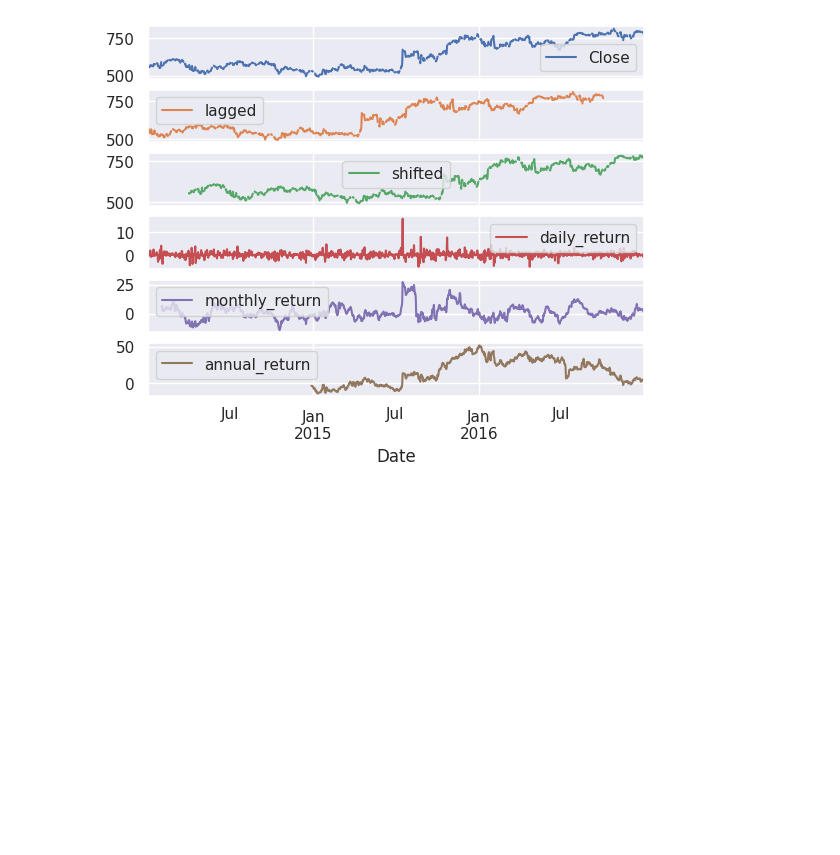
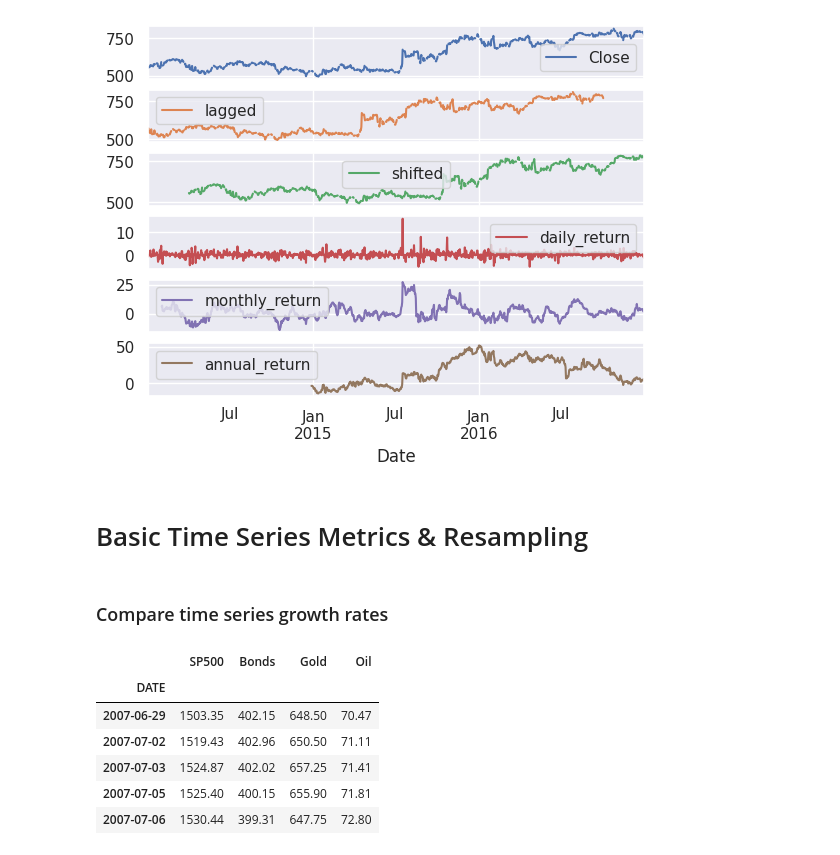
Before and after one commit to MeghanGH/time-series-with-python, a Jupyter notebook: Manipulating_time_series_data_in_python.ipynb, the cells around one changed output. Drawn from its saved outputs; the diff is of its cells as text; code cells hidden in the pictures; blank space fills up the shorter version.

```diff
--- a/Manipulating_time_series_data_in_python.ipynb
+++ b/Manipulating_time_series_data_in_python.ipynb
@@ -286,3 +305,20 @@ google.plot(subplots=True)
 plt.show()
 # %% [output]
 [figure]
+# %% [markdown]
+
+# Basic Time Series Metrics & Resampling
+# %% [markdown]
+### Compare time series growth rates
+# %%
+asset_classes_csv = '/content/drive/My Drive/Colab Notebooks/Time-Series-with-Python/stock_data/asset_classes.csv'
+asset_classes = pd.read_csv(asset_classes_csv, parse_dates=['DATE'], index_col='DATE')
+asset_classes.head()
+# %% [output]
+|  | SP500 | Bonds | Gold | Oil |
+| DATE |  |  |  |  |
+| 2007-06-29 | 1503.35 | 402.15 | 648.50 | 70.47 |
+| 2007-07-02 | 1519.43 | 402.96 | 650.50 | 71.11 |
+| 2007-07-03 | 1524.87 | 402.02 | 657.25 | 71.41 |
+| 2007-07-05 | 1525.40 | 400.15 | 655.90 | 71.81 |
+| 2007-07-06 | 1530.44 | 399.31 | 647.75 | 72.80 |
```
Also changed, not shown: parts of 6 cells of this notebook.
